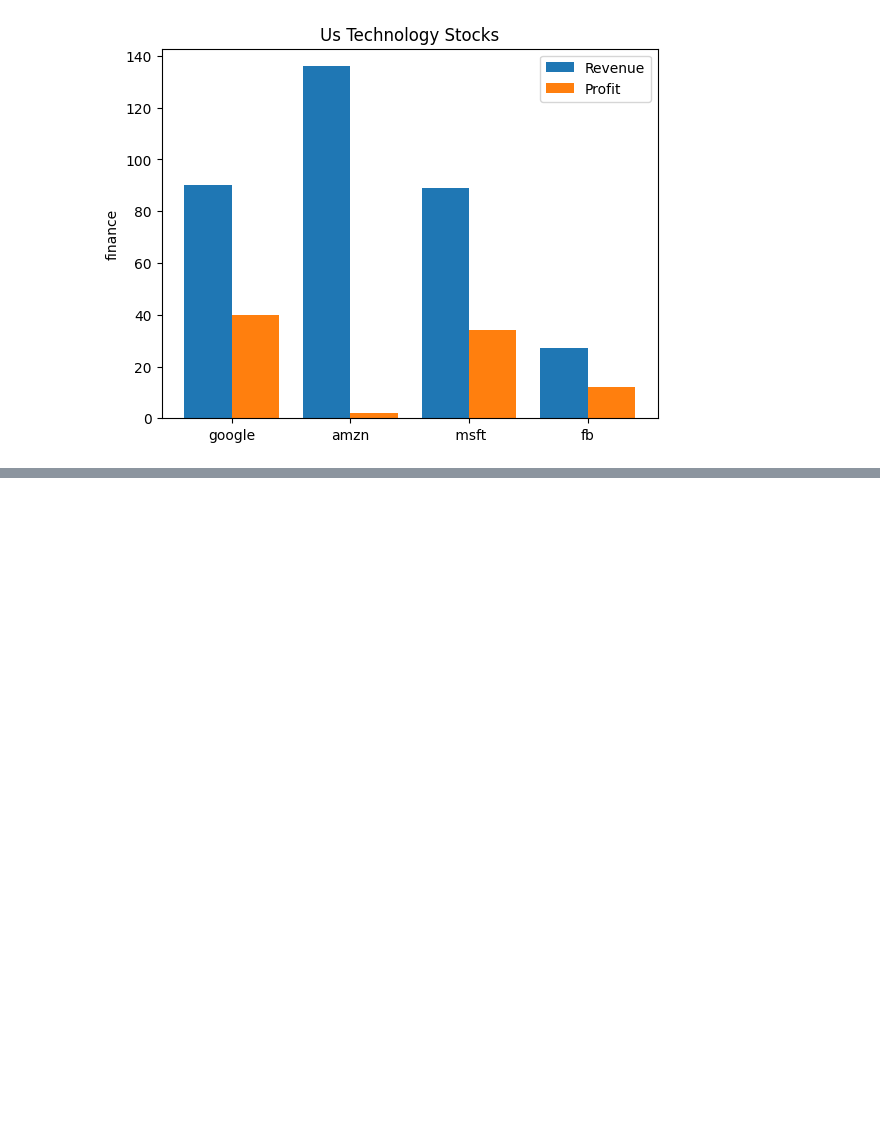
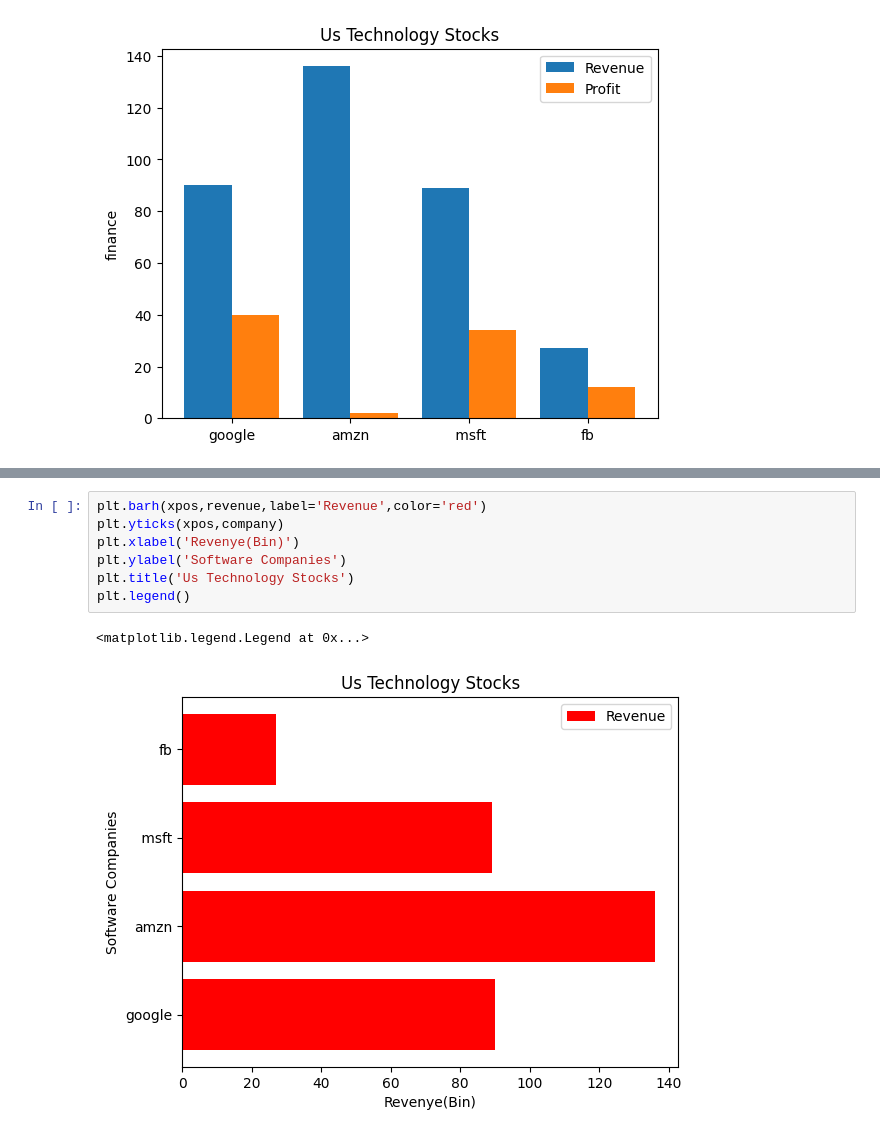
Before and after one commit to dinesh16adh/Data-Science, a Jupyter notebook: Barchart.ipynb, the cells around one changed output, grey strips where cells are left out. Saved outputs shown, nothing was run; the diff lists cells and outputs as text; blank space fills up the shorter version.

```diff
--- a/Barchart.ipynb
+++ b/Barchart.ipynb
@@ -33,0 +44,10 @@ plt.legend()
+# %%
+plt.barh(xpos,revenue,label='Revenue',color='red')
+plt.yticks(xpos,company)
+plt.xlabel('Revenye(Bin)')
+plt.ylabel('Software Companies')
+plt.title('Us Technology Stocks')
+plt.legend()
+# %% [output]
+<matplotlib.legend.Legend at 0x...>
+[figure, added]
```
Also changed, not shown: parts of 3 cells of this notebook, 1 other file.
